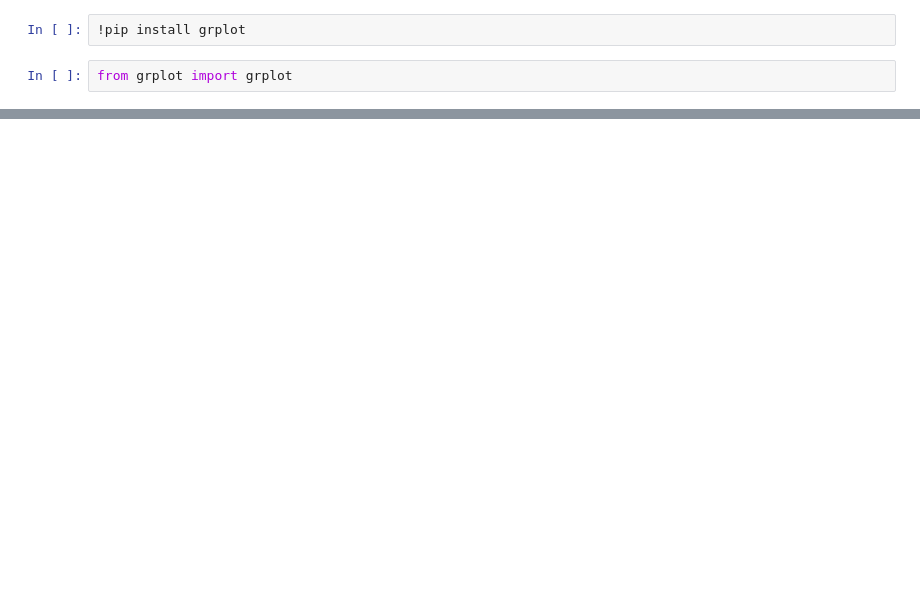
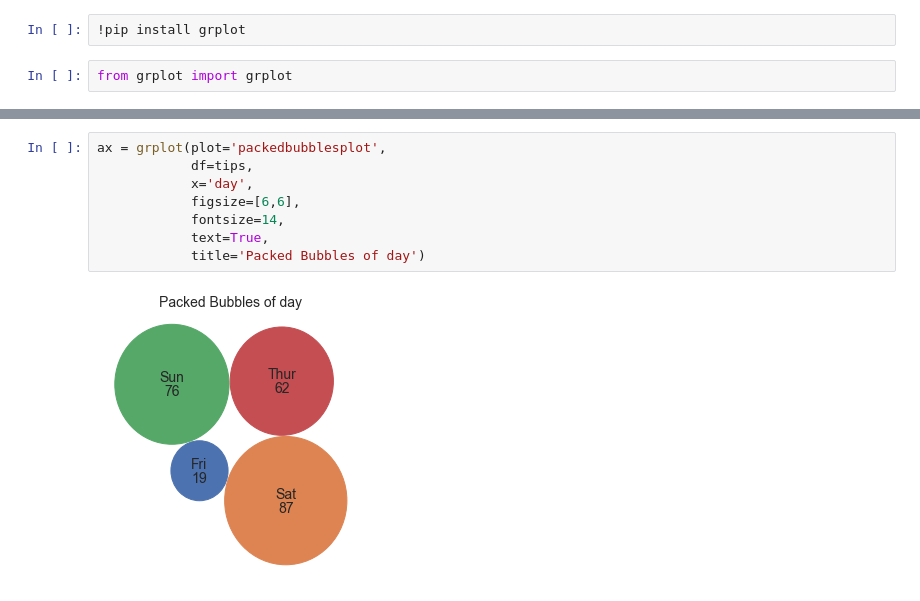
Before and after one commit to ghiffaryr/grplot, a Jupyter notebook: doc/example/example.ipynb, the cells around one changed output, grey strips where cells are left out. Cells and saved outputs as stored; diff of their text form; blank space fills up the shorter version.

Commit message:
release: grplot-0.2

```diff
--- a/doc/example/example.ipynb
+++ b/doc/example/example.ipynb
@@ -61,0 +64,10 @@ ax = grplot(plot='lineplot+scatterplot',
+# %%
+ax = grplot(plot='packedbubblesplot',
+            df=tips,
+            x='day',
+            figsize=[6,6],
+            fontsize=14,
+            text=True,
+            title='Packed Bubbles of day')
+# %% [output]
+[figure, added]
```
Also changed, not shown: parts of 3 cells of this notebook, 10 other files.
